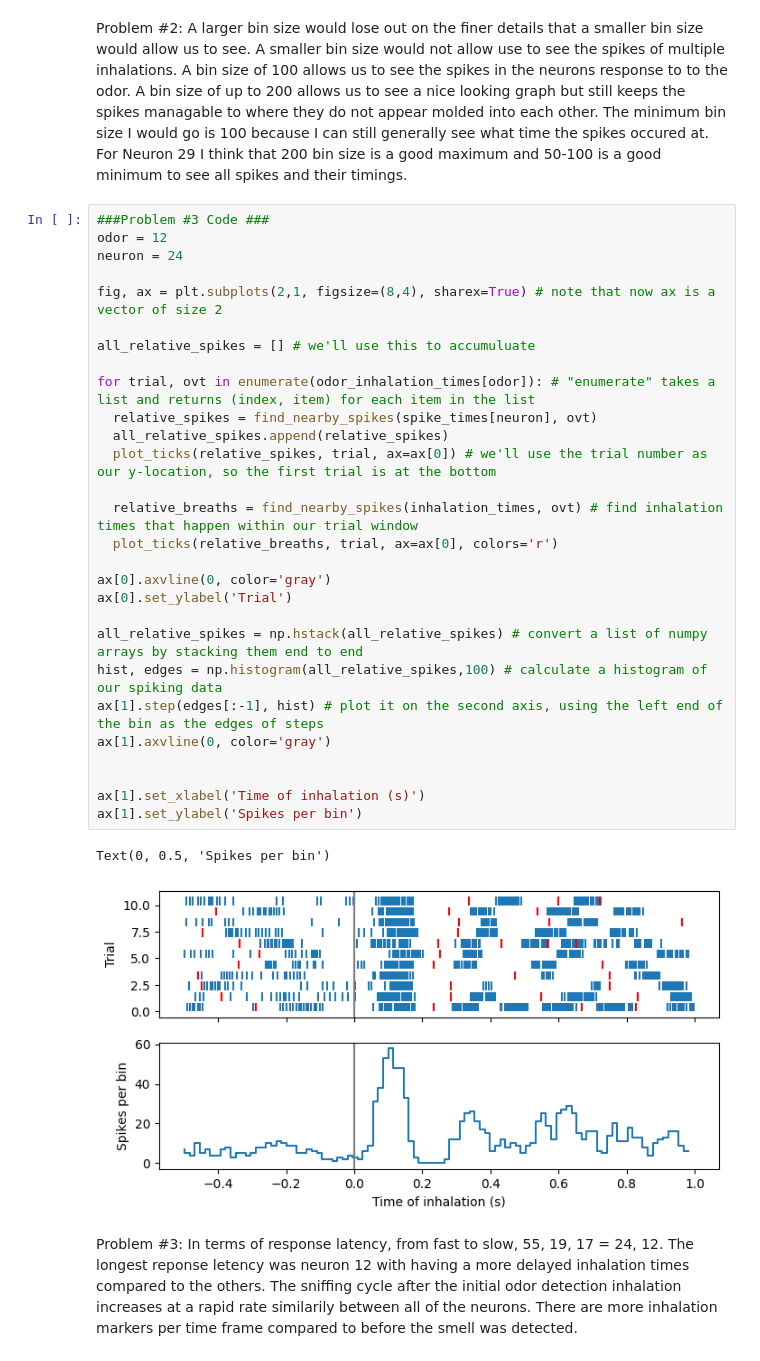
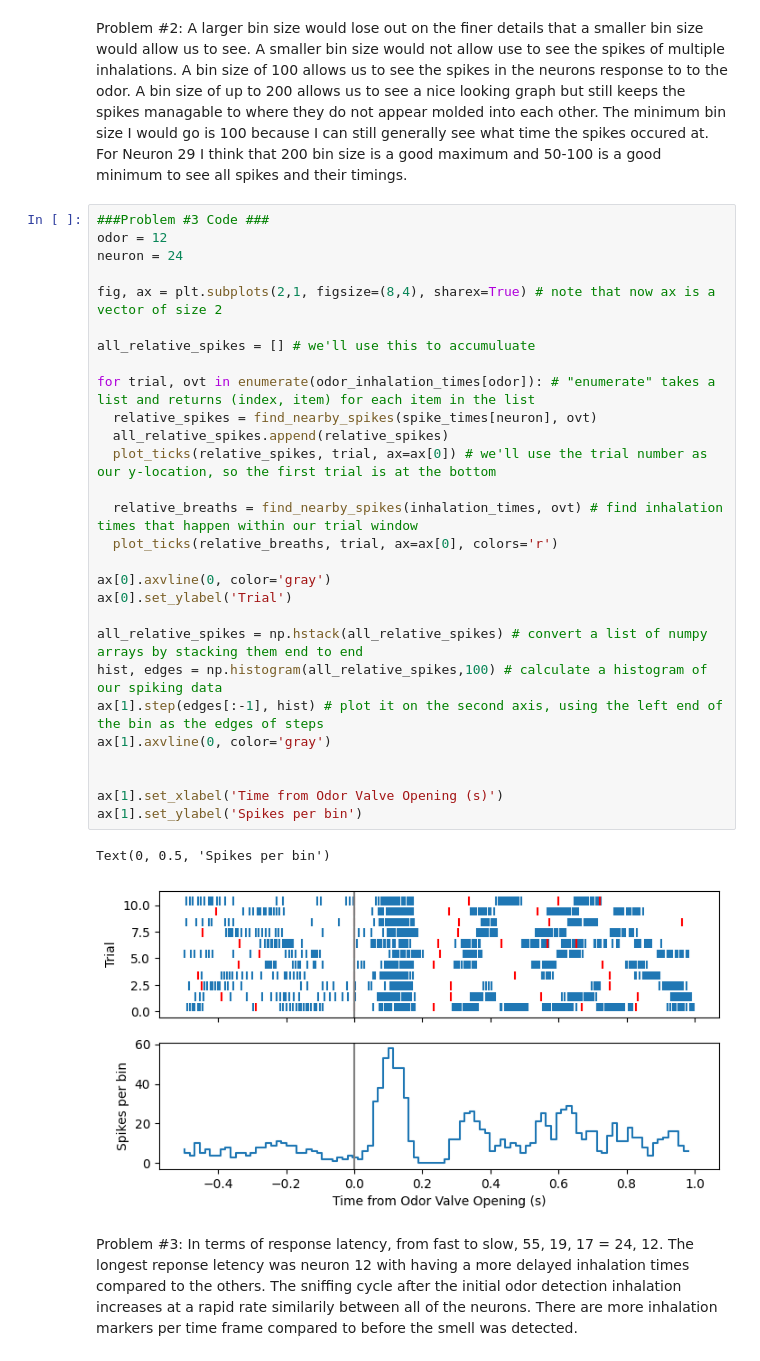
Before and after one commit to msmoleres/ELEC-380, a Jupyter notebook: Homework_1.ipynb, the cells around one changed output. Drawn from its saved outputs; the diff is of its cells as text.

```diff
--- a/Homework_1.ipynb
+++ b/Homework_1.ipynb
@@ -179,34 +179,34 @@ Problem #2: A larger bin size would lose out on the finer details that a smaller
 # %%
 ###Problem #3 Code ###
 odor = 12
 neuron = 24
 
 fig, ax = plt.subplots(2,1, figsize=(8,4), sharex=True) # note that now ax is a vector of size 2
 
 all_relative_spikes = [] # we'll use this to accumuluate
 
 for trial, ovt in enumerate(odor_inhalation_times[odor]): # "enumerate" takes a list and returns (index, item) for each item in the list
   relative_spikes = find_nearby_spikes(spike_times[neuron], ovt)
   all_relative_spikes.append(relative_spikes)
   plot_ticks(relative_spikes, trial, ax=ax[0]) # we'll use the trial number as our y-location, so the first trial is at the bottom
 
   relative_breaths = find_nearby_spikes(inhalation_times, ovt) # find inhalation times that happen within our trial window
   plot_ticks(relative_breaths, trial, ax=ax[0], colors='r')
 
 ax[0].axvline(0, color='gray')
 ax[0].set_ylabel('Trial')
 
 all_relative_spikes = np.hstack(all_relative_spikes) # convert a list of numpy arrays by stacking them end to end
 hist, edges = np.histogram(all_relative_spikes,100) # calculate a histogram of our spiking data
 ax[1].step(edges[:-1], hist) # plot it on the second axis, using the left end of the bin as the edges of steps
 ax[1].axvline(0, color='gray')
 
 
-ax[1].set_xlabel('Time of inhalation (s)')
+ax[1].set_xlabel('Time from Odor Valve Opening (s)')
 ax[1].set_ylabel('Spikes per bin')
 # %% [output]
 Text(0, 0.5, 'Spikes per bin')
-[figure, old version]
+[figure, new version]
 # %% [markdown]
 Problem #3: In terms of response latency, from fast to slow, 55, 19, 17 = 24, 12. The longest reponse letency was neuron 12 with having a more delayed inhalation times compared to the others. The sniffing cycle after the initial odor detection inhalation increases at a rapid rate similarily between all of the neurons. There are more inhalation markers per time frame compared to before the smell was detected.
 # %%
```
Also changed, not shown: parts of 1 cell of this notebook.
